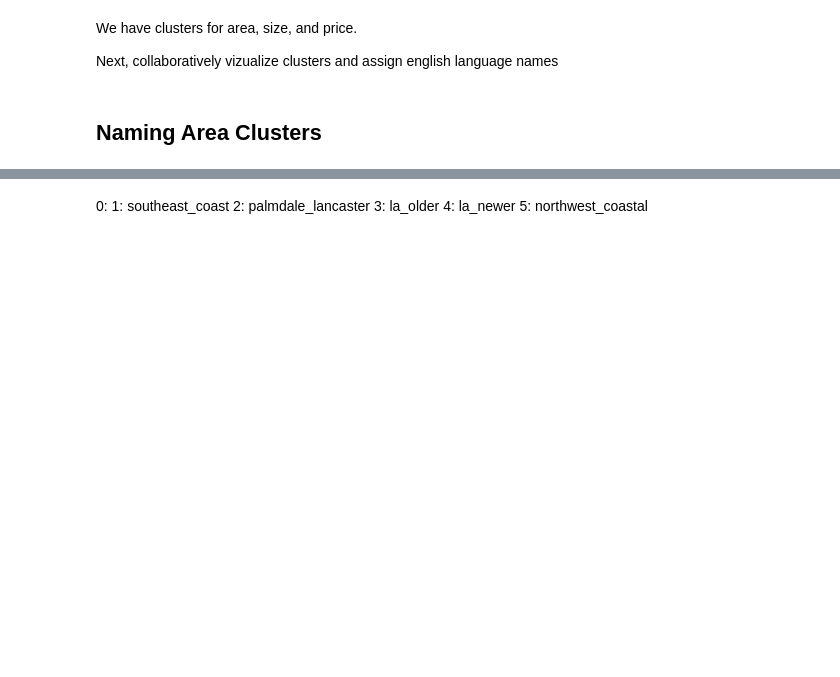
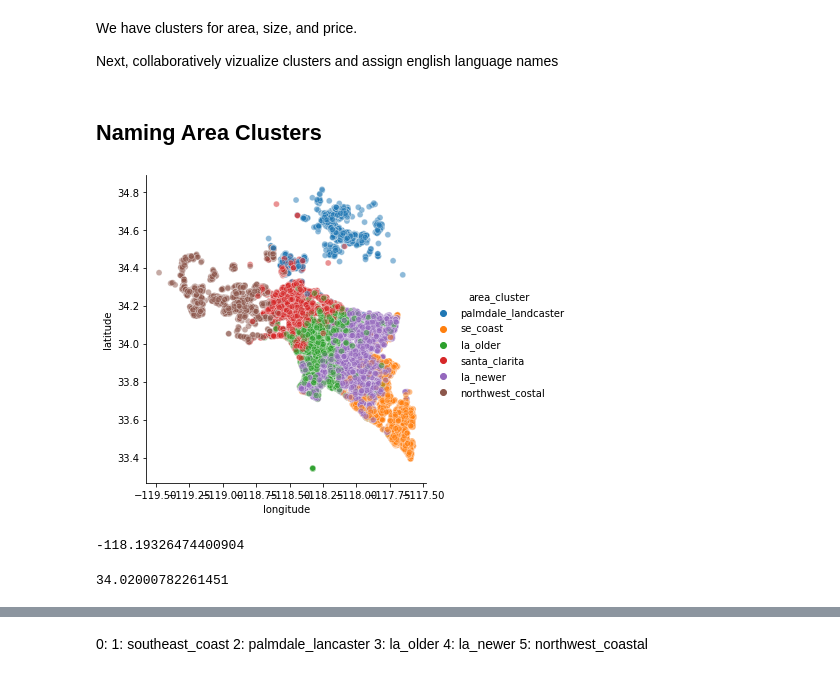
Before and after one commit to Zillow-Project-JG-DN/clustering-project-jgdn, a Jupyter notebook: jg_scratchpad.ipynb, the cells around one changed output, grey strips where cells are left out. Drawn from its saved outputs; the diff is of its cells as text; code cells hidden in the pictures; blank space fills up the shorter version.

```diff
--- a/jg_scratchpad.ipynb
+++ b/jg_scratchpad.ipynb
@@ -36,6 +44,3 @@ See Full Dataframe in Mito
 | 33161 | 33161 | 12205584 | 2.0 | 3.0 | 1778.0 | 6037.0 | 33.966002 | -118.298627 | ... |
 | 45785 | 45785 | 12078527 | 3.0 | 4.0 | 2777.0 | 6037.0 | 34.166013 | -118.218530 | ... |
 | 45820 | 45820 | 14266520 | 3.0 | 4.0 | 1939.0 | 6059.0 | 33.706702 | -117.898677 | ... |
-# %%
-dummy_df = pd.get_dummies(X_train[['area_cluster', 'size_cluster', 'price_cluster']], drop_first = False)
-X_train = pd.concat([X_train, dummy_df], axis = 1)
@@ -50,4 +51,15 @@ Next, collaboratively vizualize clusters and assign english language names
 # %% [markdown]
 ## Naming Area Clusters
 # %%
-sns.relplot(data=X_train, x='longitude', y='latitude', hue='area_cluster')
+sns.relplot(data=X_train, x='longitude', y='latitude', hue='area_cluster', alpha =0.2);
+# %% [output]
+[figure, added]
+# %%
+#Find center of map
+X_train.longitude.mean()
+# %% [output]
+-118.19326474400904
+# %%
+X_train.latitude.mean()
+# %% [output]
+34.02000782261451
```
Also changed, not shown: parts of 72 cells of this notebook.
